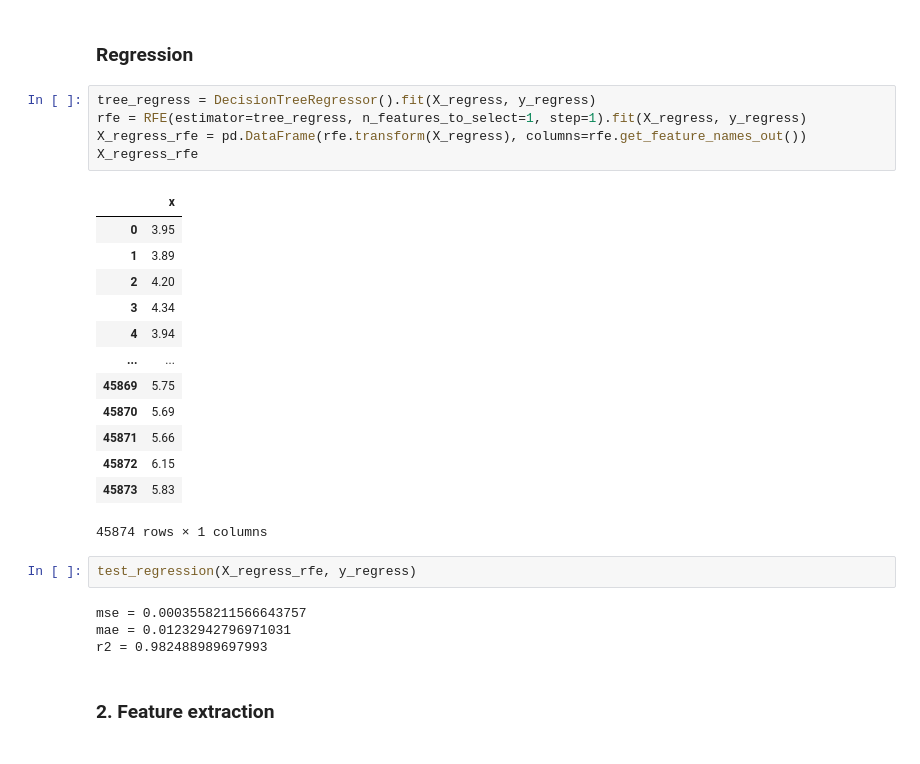
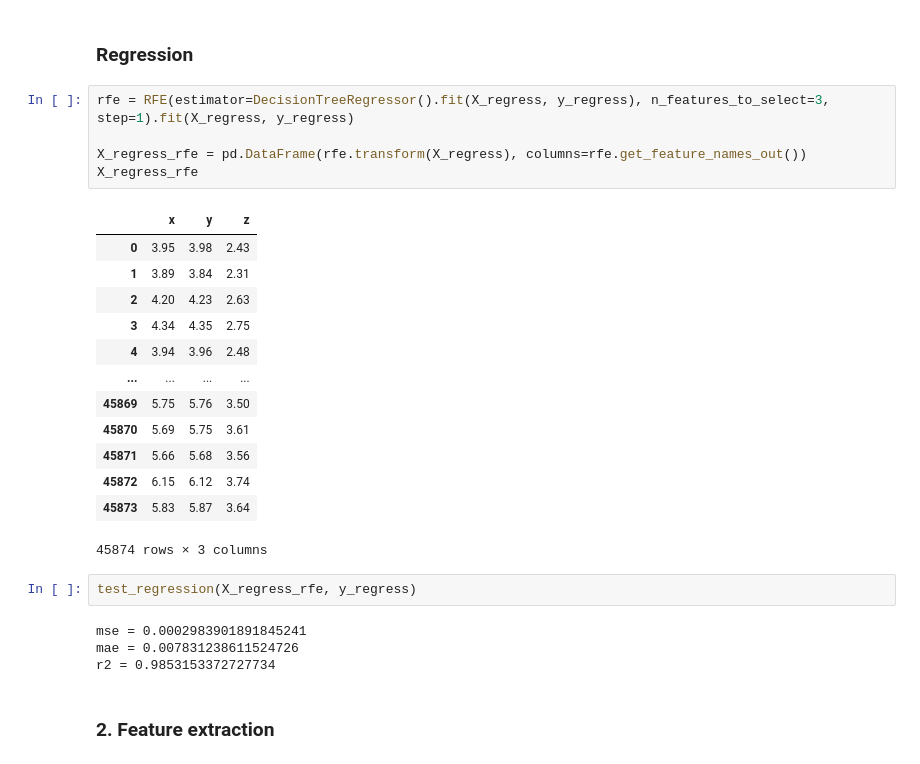
Before and after one commit to Otocolobus-manules/Mashine-Learning_3_semestr, a Jupyter notebook: Работа 9/lab9_Abramov_fit221.ipynb, the cells around one changed output. Saved outputs shown, nothing was run; the diff lists cells and outputs as text.

```diff
--- a/Работа 9/lab9_Abramov_fit221.ipynb
+++ b/Работа 9/lab9_Abramov_fit221.ipynb
@@ -258,30 +288,30 @@ weighted avg       1.00      1.00      1.00    172064
 # %% [markdown]
 ### Regression
 # %%
-tree_regress = DecisionTreeRegressor().fit(X_regress, y_regress)
-rfe = RFE(estimator=tree_regress, n_features_to_select=1, step=1).fit(X_regress, y_regress)
+rfe = RFE(estimator=DecisionTreeRegressor().fit(X_regress, y_regress), n_features_to_select=3, step=1).fit(X_regress, y_regress)
+
 X_regress_rfe = pd.DataFrame(rfe.transform(X_regress), columns=rfe.get_feature_names_out())
 X_regress_rfe
 # %% [output]
-|  | x |
-| 0 | 3.95 |
-| 1 | 3.89 |
-| 2 | 4.20 |
-| 3 | 4.34 |
-| 4 | 3.94 |
-| ... | ... |
-| 45869 | 5.75 |
-| 45870 | 5.69 |
-| 45871 | 5.66 |
-| 45872 | 6.15 |
-| 45873 | 5.83 |
+|  | x | y | z |
+| 0 | 3.95 | 3.98 | 2.43 |
+| 1 | 3.89 | 3.84 | 2.31 |
+| 2 | 4.20 | 4.23 | 2.63 |
+| 3 | 4.34 | 4.35 | 2.75 |
+| 4 | 3.94 | 3.96 | 2.48 |
+| ... | ... | ... | ... |
+| 45869 | 5.75 | 5.76 | 3.50 |
+| 45870 | 5.69 | 5.75 | 3.61 |
+| 45871 | 5.66 | 5.68 | 3.56 |
+| 45872 | 6.15 | 6.12 | 3.74 |
+| 45873 | 5.83 | 5.87 | 3.64 |
-45874 rows × 1 columns
+45874 rows × 3 columns
 # %%
 test_regression(X_regress_rfe, y_regress)
 # %% [output]
-mse = 0.0003558211566643757
-mae = 0.01232942796971031
-r2 = 0.982488989697993
+mse = 0.0002983901891845241
+mae = 0.007831238611524726
+r2 = 0.9853153372727734
 # %% [markdown]
 ### 2. Feature extraction
 # %% [markdown]
```
Also changed, not shown: parts of 35 cells of this notebook.
